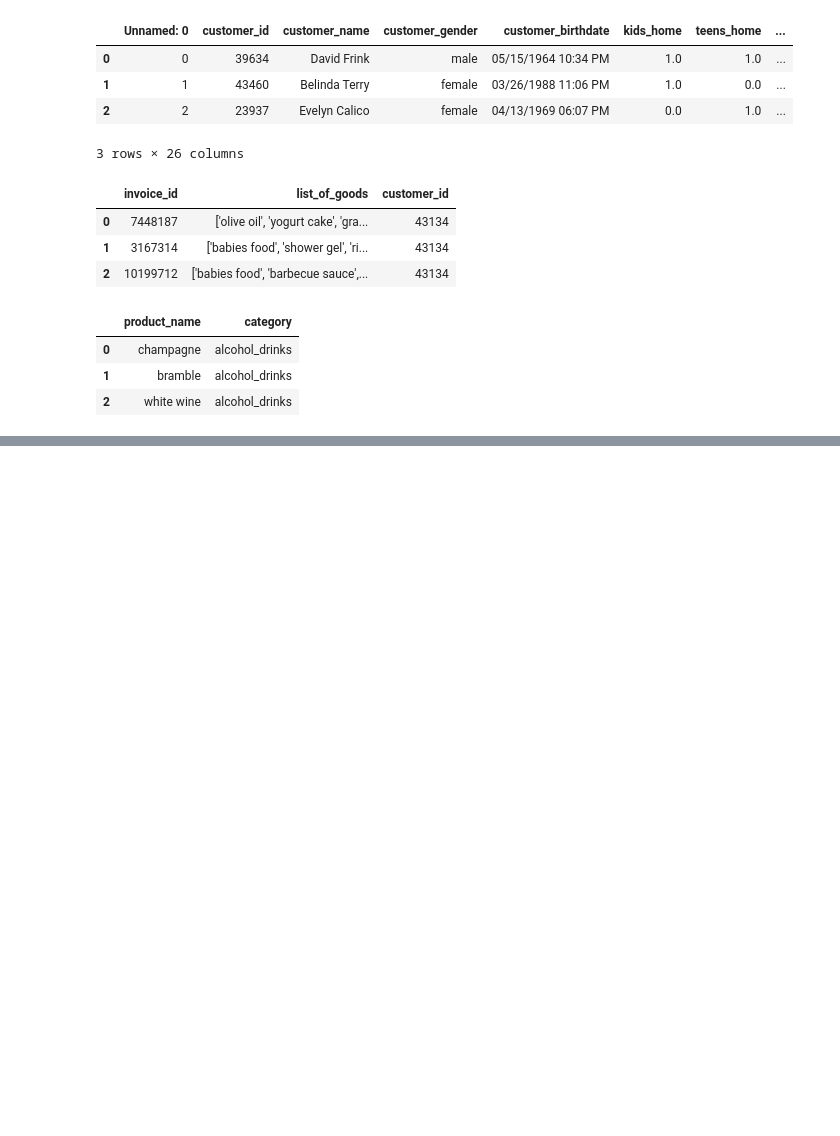
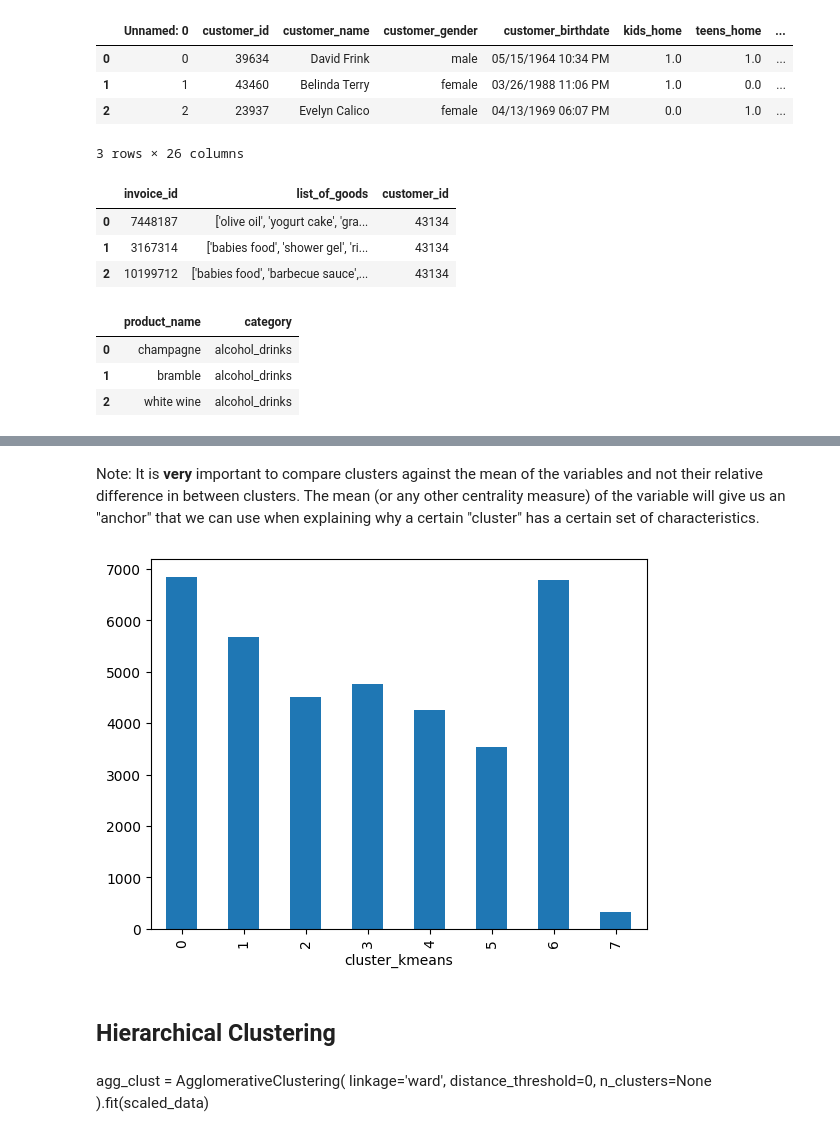
Before and after one commit to mitoma10110/ML2_Project, a Jupyter notebook: jo_notebook.ipynb, the cells around one changed output, grey strips where cells are left out. Cells and saved outputs as stored; diff of their text form; code cells hidden in the pictures; blank space fills up the shorter version.

```diff
--- a/jo_notebook.ipynb
+++ b/jo_notebook.ipynb
@@ -25,0 +135,3 @@ prod_map.head(3)
+# %%
+kmeans = KMeans(n_clusters=8, random_state=0).fit(cust_info_pp_sc)
+cust_info_pp['cluster_kmeans'] = kmeans.predict(cust_info_pp_sc)
@@ -25,0 +174,13 @@ prod_map.head(3)
+# %% [markdown]
+Note: It is **very** important to compare clusters against the mean of the variables and not their relative difference in between clusters. The mean (or any other centrality measure) of the variable will give us an "anchor" that we can use when explaining why a certain "cluster" has a certain set of characteristics.
+# %%
+cust_info_pp.groupby(['cluster_kmeans']).size().plot(kind='bar')
+plt.show()
+# %% [output]
+[figure, added]
+# %% [markdown]
+## Hierarchical Clustering
+# %% [markdown]
+agg_clust = AgglomerativeClustering(
+    linkage='ward', distance_threshold=0, n_clusters=None
+    ).fit(scaled_data)
```
Also changed, not shown: parts of 16 cells of this notebook.
